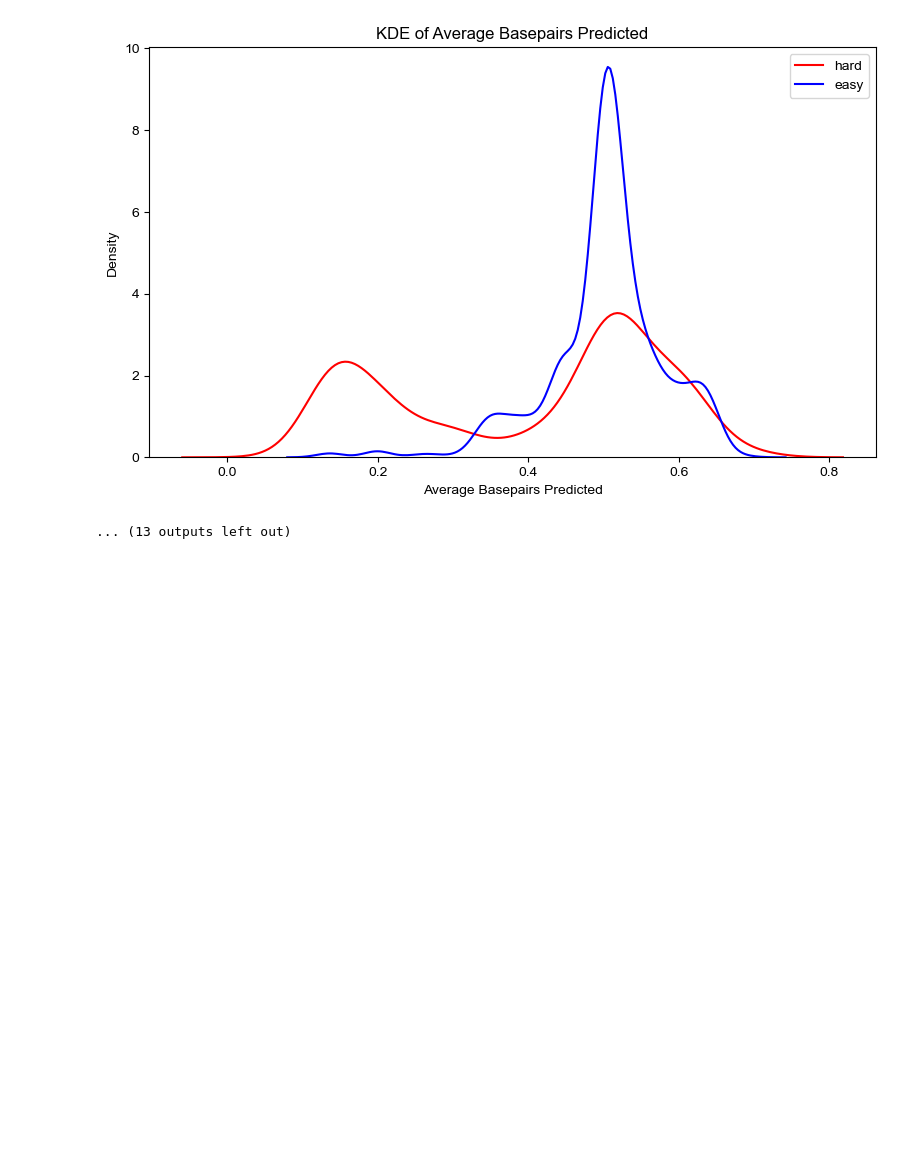
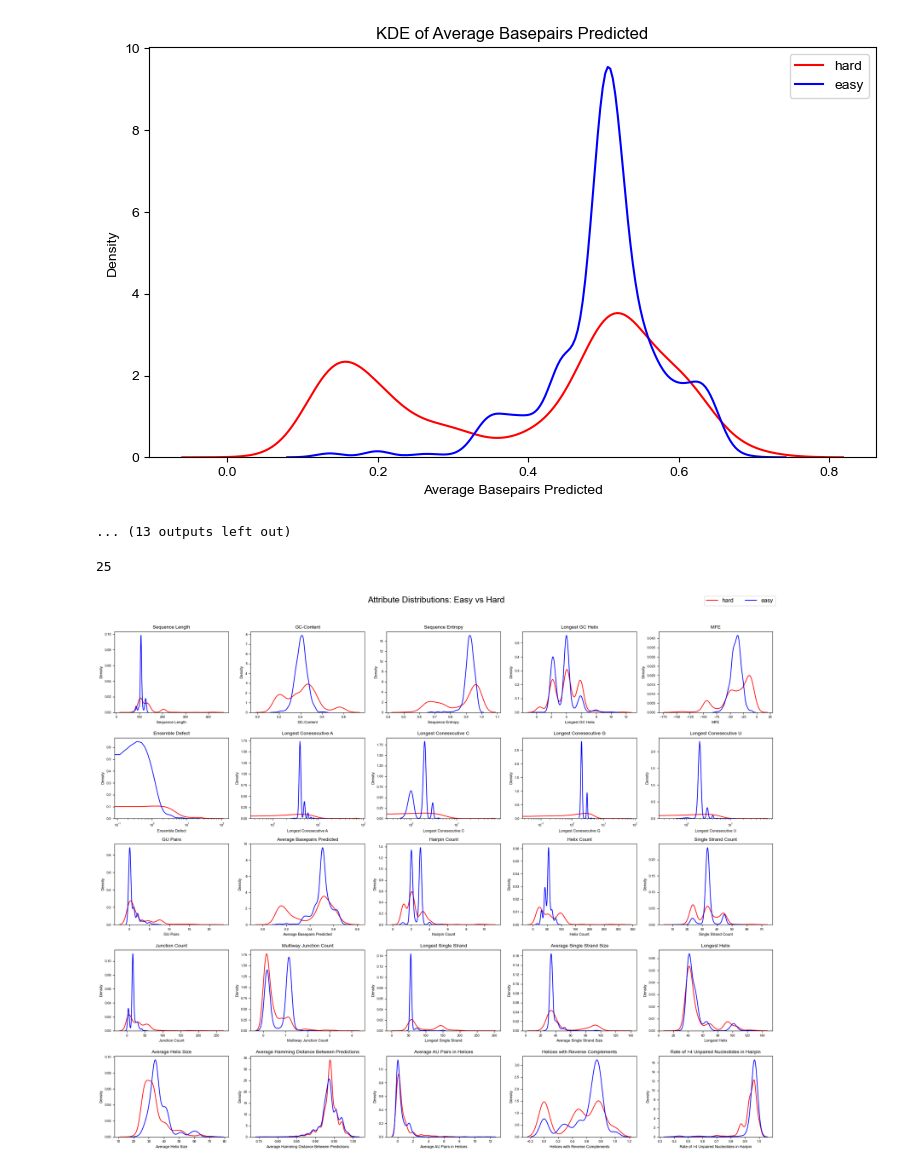
Before and after one commit to erik-whiting/rnass_project_figures, a Jupyter notebook: make_hard_vs_easy_attr_figures.ipynb, the cells around one changed output. Drawn from its saved outputs; the diff is of its cells as text; code cells hidden in the pictures; blank space fills up the shorter version.

Commit message:
Update attr plot

```diff
--- a/make_hard_vs_easy_attr_figures.ipynb
+++ b/make_hard_vs_easy_attr_figures.ipynb
@@ -132,3 +132,82 @@ for k in pretty_attr_map:
 [figure]
 [figure]
 ... (13 outputs left out)
+# %%
+len(pretty_attr_map)
+# %% [output]
+25
+# %%
+import matplotlib.pyplot as plt
+import seaborn as sns
+
+def plot_hard_easy_kde_with_log(key, ax=None):
+    plt.rcParams['font.family'] = 'sans-serif'
+    plt.rcParams['font.sans-serif'] = 'Arial'
+
+    if key not in easy_df.columns or key not in hard_df.columns:
+        raise KeyError(f"Key '{key}' not found in easy_df or hard_df")
+
+    if ax is None:
+        fig, ax = plt.subplots(figsize=(8, 5))
+
+    easy_vals = easy_df[key].dropna()
+    hard_vals = hard_df[key].dropna()
+    use_log_scale = key in attrs_to_plot_with_log
+
+    sns.kdeplot(data=hard_vals, color='red', label='hard', fill=False, ax=ax)
+    sns.kdeplot(data=easy_vals, color='blue', label='easy', fill=False, ax=ax)
+
+    ax.set_title(f"{pretty_attr_map.get(key, key)}", fontsize=10)
+    ax.set_xlabel(pretty_attr_map.get(key, key), fontsize=8)
+    ax.set_ylabel("Density", fontsize=8)
+
+    if use_log_scale:
+        ax.set_xscale("log")
+
+    ax.tick_params(axis="both", labelsize=7)
+
+    return ax
+
+keys = list(pretty_attr_map.keys())
+
+n_rows = 5
+n_cols = 5
+
+fig, axes = plt.subplots(
+    n_rows,
+    n_cols,
+    figsize=(20, 16)
+)
+
+axes = axes.flatten()
+
+for ax, key in zip(axes, keys):
+    plot_hard_easy_kde_with_log(key, ax=ax)
+
+# Hide unused axes if there are fewer than 25 keys
+for ax in axes[len(keys):]:
+    ax.set_visible(False)
+
+# One shared legend for the whole figure
+handles, labels = axes[0].get_legend_handles_labels()
+
+for ax in axes:
+    legend = ax.get_legend()
+    if legend is not None:
+        legend.remove()
+
+fig.legend(
+    handles,
+    labels,
+    loc="upper right",
+    ncol=2,
+    fontsize=12
+)
+
+fig.suptitle("Attribute Distributions: Easy vs Hard", fontsize=18, y=1.02)
+
+plt.tight_layout()
+plt.savefig("hard_vs_easy_grid.png", dpi=500)
+plt.show()
+# %% [output]
+[figure, added]
```
Also changed, not shown: 2 other files.
